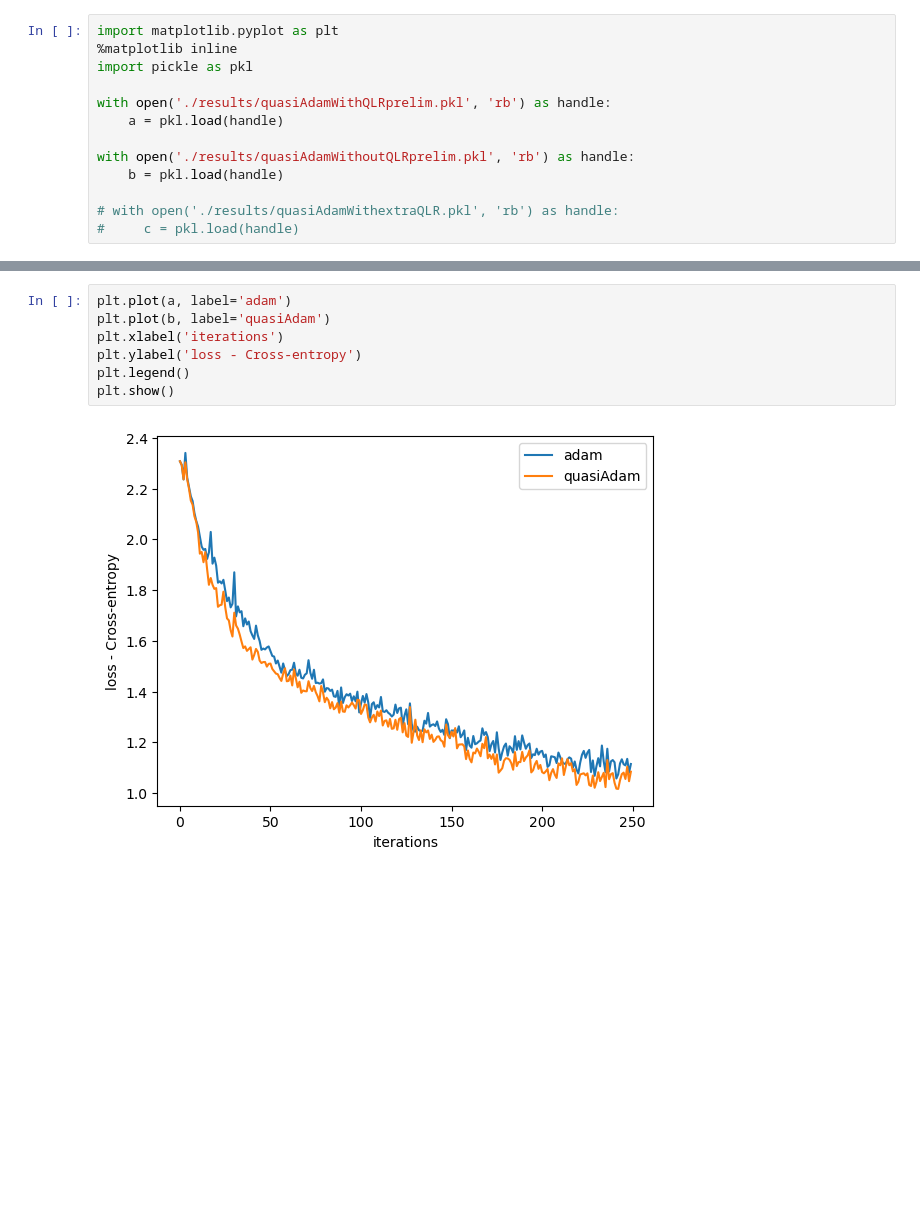
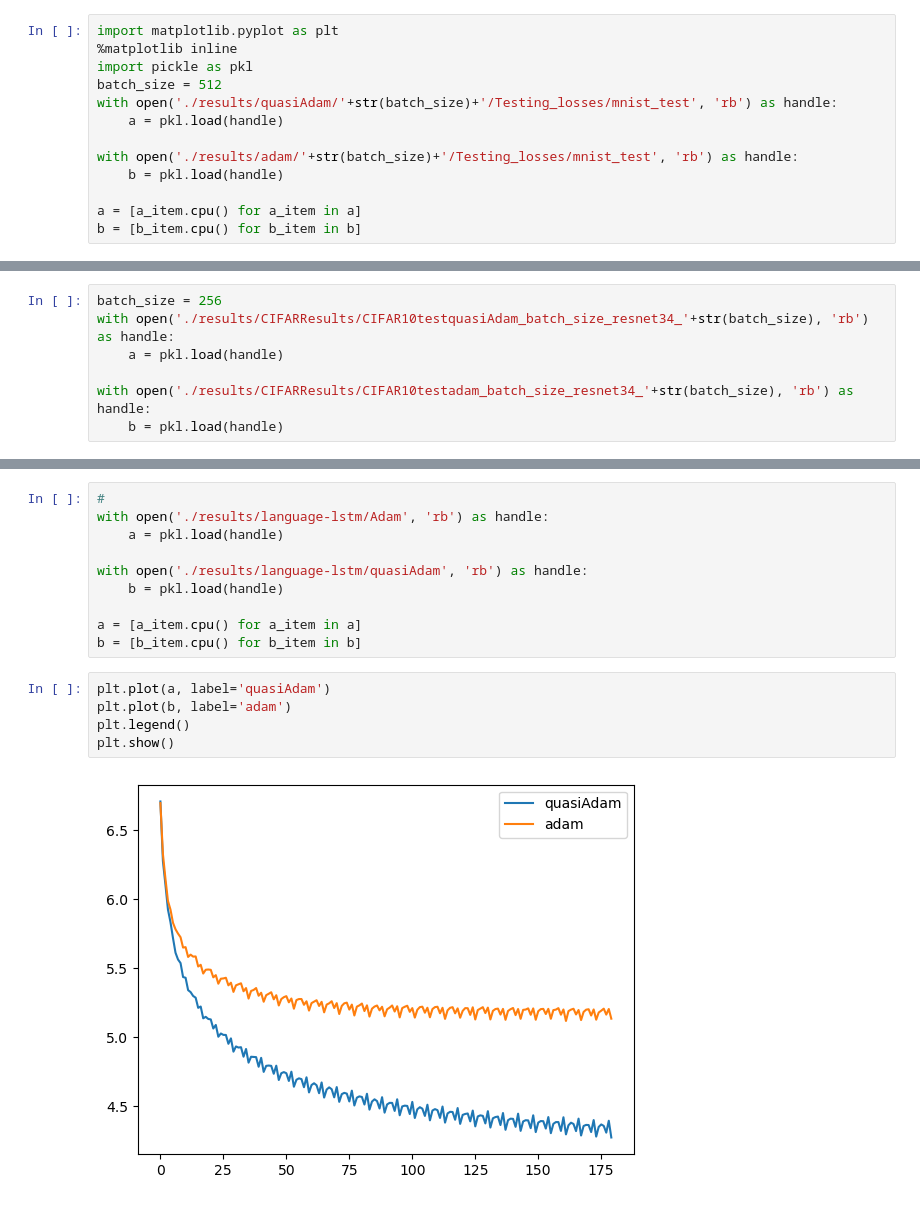
Before and after one commit to aranganath/Adam-boosting, a Jupyter notebook: plot.ipynb, the cells around one changed output, grey strips where cells are left out. Drawn from its saved outputs; the diff is of its cells as text; blank space fills up the shorter version.

```diff
--- a/plot.ipynb
+++ b/plot.ipynb
@@ -2,12 +2,12 @@
 import matplotlib.pyplot as plt
 %matplotlib inline
 import pickle as pkl
-
-with open('./results/quasiAdamWithQLRprelim.pkl', 'rb') as handle:
+batch_size = 512
+with open('./results/quasiAdam/'+str(batch_size)+'/Testing_losses/mnist_test', 'rb') as handle:
     a = pkl.load(handle)
 
-with open('./results/quasiAdamWithoutQLRprelim.pkl', 'rb') as handle:
+with open('./results/adam/'+str(batch_size)+'/Testing_losses/mnist_test', 'rb') as handle:
     b = pkl.load(handle)
 
-# with open('./results/quasiAdamWithextraQLR.pkl', 'rb') as handle:
-#     c = pkl.load(handle)
+a = [a_item.cpu() for a_item in a]
+b = [b_item.cpu() for b_item in b]
@@ -13,0 +26,7 @@ with open('./results/quasiAdamWithoutQLRprelim.pkl', 'rb') as handle:
+# %%
+batch_size = 256
+with open('./results/CIFARResults/CIFAR10testquasiAdam_batch_size_resnet34_'+str(batch_size), 'rb') as handle:
+    a = pkl.load(handle)
+
+with open('./results/CIFARResults/CIFAR10testadam_batch_size_resnet34_'+str(batch_size), 'rb') as handle:
+    b = pkl.load(handle)
@@ -14,9 +43,17 @@ with open('./results/quasiAdamWithoutQLRprelim.pkl', 'rb') as handle:
+# %%
+#
+with open('./results/language-lstm/Adam', 'rb') as handle:
+    a = pkl.load(handle)
+
+with open('./results/language-lstm/quasiAdam', 'rb') as handle:
+    b = pkl.load(handle)
+
+a = [a_item.cpu() for a_item in a]
+b = [b_item.cpu() for b_item in b]
 # %%
-plt.plot(a, label='adam')
-plt.plot(b, label='quasiAdam')
-plt.xlabel('iterations')
-plt.ylabel('loss - Cross-entropy')
+plt.plot(a, label='quasiAdam')
+plt.plot(b, label='adam')
 plt.legend()
 plt.show()
 # %% [output]
-[figure, old version]
+[figure, new version]
```
Also changed, not shown: parts of 2 cells of this notebook, 4 other files.
